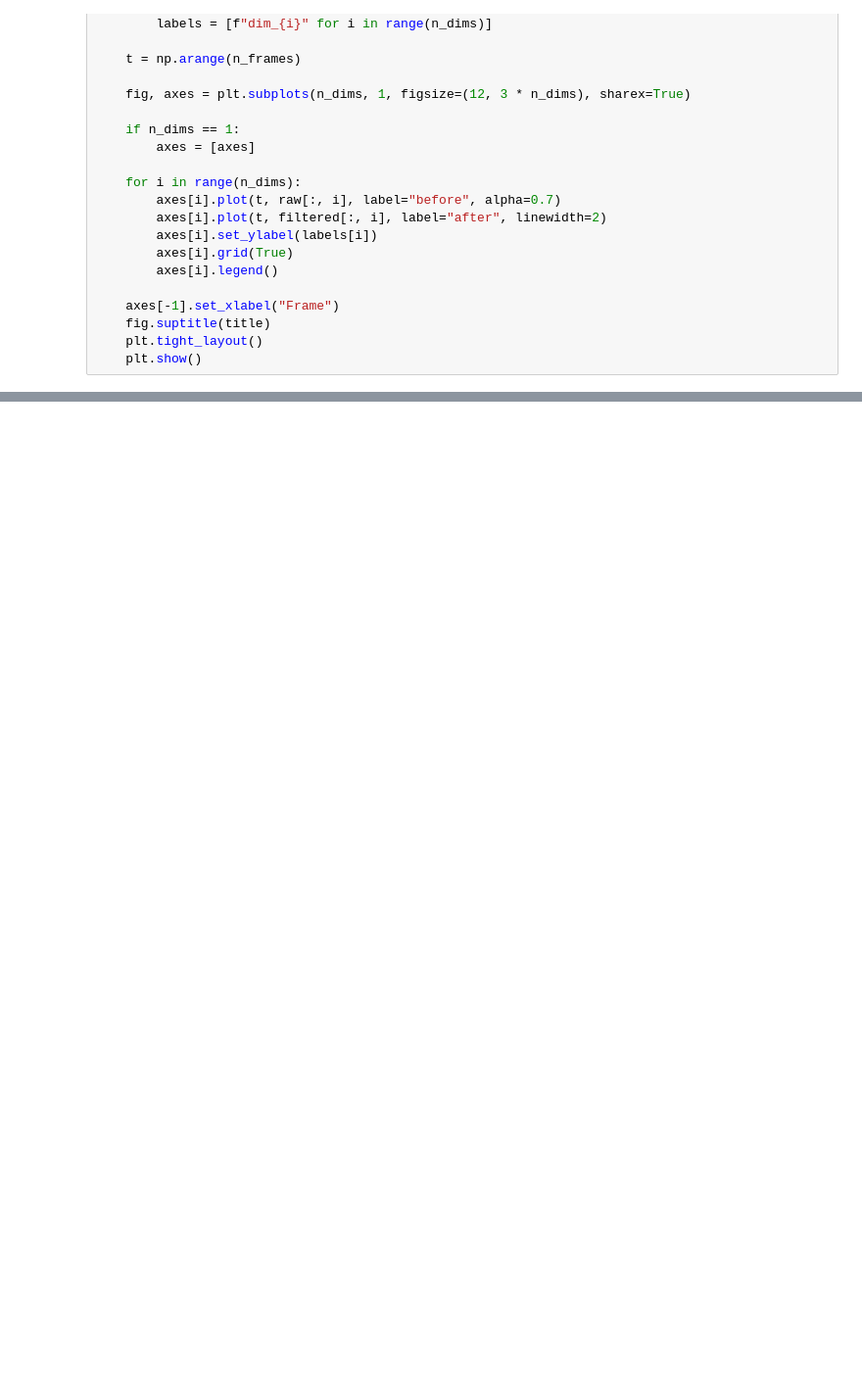
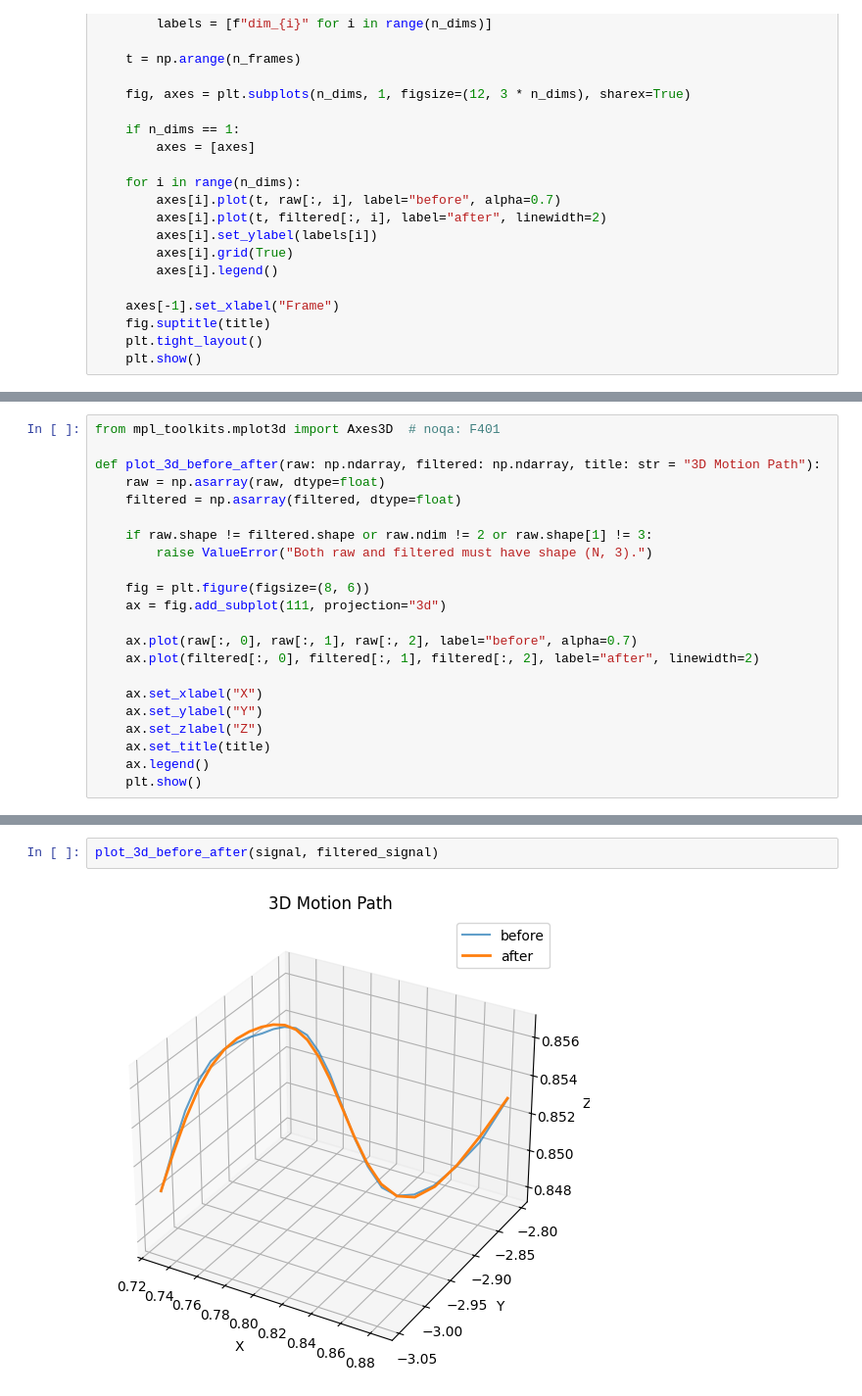
Before and after one commit to Mits10/pose-smoothness-benchmark-mlops, a Jupyter notebook: notebooks/filters_visualization.ipynb, the cells around one changed output, grey strips where cells are left out. Shown at 98% size. Drawn from its saved outputs; the diff is of its cells as text; blank space fills up the shorter version.

```diff
--- a/notebooks/filters_visualization.ipynb
+++ b/notebooks/filters_visualization.ipynb
@@ -37,0 +81,22 @@ def plot_before_after(raw: np.ndarray, filtered: np.ndarray, title: str = "Befor
+# %%
+from mpl_toolkits.mplot3d import Axes3D  # noqa: F401
+
+def plot_3d_before_after(raw: np.ndarray, filtered: np.ndarray, title: str = "3D Motion Path"):
+    raw = np.asarray(raw, dtype=float)
+    filtered = np.asarray(filtered, dtype=float)
+
+    if raw.shape != filtered.shape or raw.ndim != 2 or raw.shape[1] != 3:
+        raise ValueError("Both raw and filtered must have shape (N, 3).")
+
+    fig = plt.figure(figsize=(8, 6))
+    ax = fig.add_subplot(111, projection="3d")
+
+    ax.plot(raw[:, 0], raw[:, 1], raw[:, 2], label="before", alpha=0.7)
+    ax.plot(filtered[:, 0], filtered[:, 1], filtered[:, 2], label="after", linewidth=2)
+
+    ax.set_xlabel("X")
+    ax.set_ylabel("Y")
+    ax.set_zlabel("Z")
+    ax.set_title(title)
+    ax.legend()
+    plt.show()
@@ -37,0 +119,4 @@ def plot_before_after(raw: np.ndarray, filtered: np.ndarray, title: str = "Befor
+# %%
+plot_3d_before_after(signal, filtered_signal)
+# %% [output]
+[figure, added]
```
Also changed, not shown: parts of 3 cells of this notebook, 1 other file.
